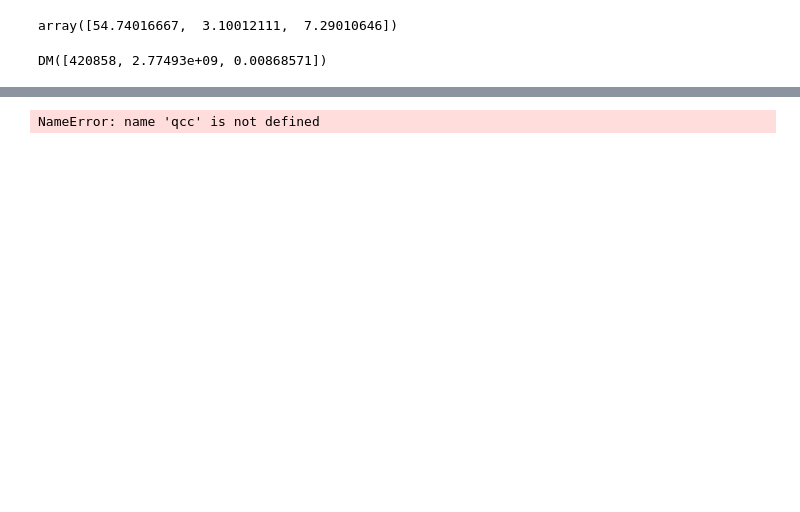
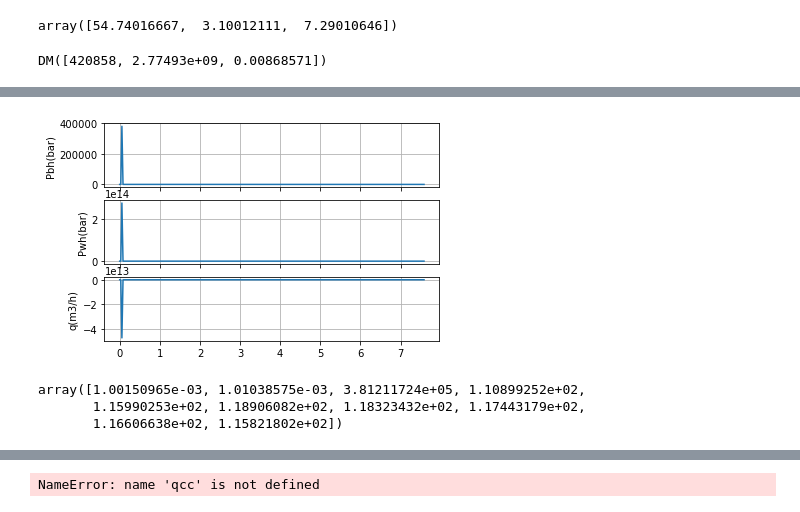
Before and after one commit to tanielfranklin/BCS, a Jupyter notebook: LEA_model/sim _main.ipynb, the cells around one changed output, grey strips where cells are left out. Cells and saved outputs as stored; diff of their text form; code cells hidden in the pictures; blank space fills up the shorter version.

```diff
--- a/LEA_model/sim _main.ipynb
+++ b/LEA_model/sim _main.ipynb
@@ -73,17 +71,16 @@ xssn
 array([54.74016667,  3.10012111,  7.29010646])
 # %%
 # Criando simbolica
-from casadi import MX,vertcat,Function
+from casadi import MX,Function
 from casadi import vertcat as csvertcat
-from casadi import sqrt as csqrt
-from casadi import fabs,sum1,nlpsol,integrator
+from casadi import sum1,nlpsol,integrator
 nx = 3; nu = 4;
 x = MX.sym("x",nx); # Estados
 u = MX.sym("u",nu); # Exogena
 dudt_max = MX.sym("dudt_max",2); # Exogena
 from lea_utils import mod
 from lea_utils import model as ED
-ts=100
+
 dfq_max = 0.5;    # m�xima varia��o em f/s
 dzc_max = 1;      # máxima variação em zc
 dx1,dx2,dx3,pin,H=ED.EDO(x,u)
@@ -255,9 +240,10 @@ ts
 # ax4.plot(tempo_hora,zc2, '--k')
 # plt.grid(True)
 # %%
-nsim=36
+# nsim=36
 
 nstep = nsim
+nsim=u_exp.shape[1]
 
 a_range = [35,65]
 b_range = [30,50] # periodo de retenção em cada amplitude
@@ -270,8 +256,11 @@ uk_1 = np.array([np.ones_like(u_z)*40,u_z]);
 prfixo=1.8e5; pr2=np.ones_like(f2)*prfixo
 pmfixo=0.12e5;pm2=np.ones_like(f2)*pmfixo
 zfixo=35;zc2=np.ones_like(f2)*zfixo
+uss=np.array([60,35,0.12e5,1.8e5])
+
 uk_1 = np.array([f2,zc2,pm2,pr2]);
-
+uk_1=u_exp;uss=u_0
+uss=uss.reshape([4,1])
 
 #uk_1 = np.array([frequencia,val_pneumatica,np.ones_like(frequencia)*0.12*1e5,np.ones_like(frequencia)*1.9*1e5]);
 #uk_1 = np.array([u_f,u_z,np.ones_like(frequencia)*0.12*1e5,np.ones_like(frequencia)*1.9*1e5]);
@@ -296,24 +285,16 @@ xpk.shape
 # %%
 print("Simulação iniciada")
-teste=5
-xi=tempo_hora[:teste]
-teste=nsim;xi=tempo_hora
-xi=time;teste=len(time)
-#for k in range(1,5):
-for k in range(1,teste):
-    # print(uk_1[:,k])
-    # print(xpk)
-    xpk = Modelo_Predicao2(xpk,uk_1[:,k])
+# teste=5
+# xi=tempo_hora[:teste]
+# teste=nsim;
+# xi=time;teste=len(time)
+xi=tempo_hora
+for k in range(1,nsim):
+    xpk = Modelo_Predicao2(xpk,uk_1[:,k:k+1])
+    #print(xpk)
+    #print(uk_1[:,k:k+1])
     Xk = np.concatenate([Xk,xpk*xc+x0],axis=1) #desnormalizar x e preencher vetor
-    #ypk=sea_nl(xpk,uk_1[:,k])[0]
-    #Yk = hcat([Yk,ypk*np.array([1,Hc])]);
     Uk = np.concatenate([Uk,uk_1[:,k:k+1]],axis=1)
-
-print("Xk shape ="+str(Xk.shape))
-# print("Uk shape ="+str(Uk.shape))
-# print("Yk shape ="+str(Uk.shape))
-# print("xi shape ="+str(xi.shape))
 print("Ok.simulação concluida")
-Xk[0,:].shape
 # %% [output]
 Simulação iniciada
@@ -322,0 +341,11 @@ Ok.simulação concluida
+# %%
+sim_states=[Xk[0,:]*1e5,Xk[1,:].T*1e5,Xk[2,:].T*3600]
+plot_ss=plot_states(tempo_hora,sim_states)
+# %% [output]
+[figure, added]
+# %%
+Xk[0,0:10]
+# %% [output]
+array([1.00150965e-03, 1.01038575e-03, 3.81211724e+05, 1.10899252e+02,
+       1.15990253e+02, 1.18906082e+02, 1.18323432e+02, 1.17443179e+02,
+       1.16606638e+02, 1.15821802e+02])
```
Also changed, not shown: parts of 16 cells of this notebook, 2 other files.
